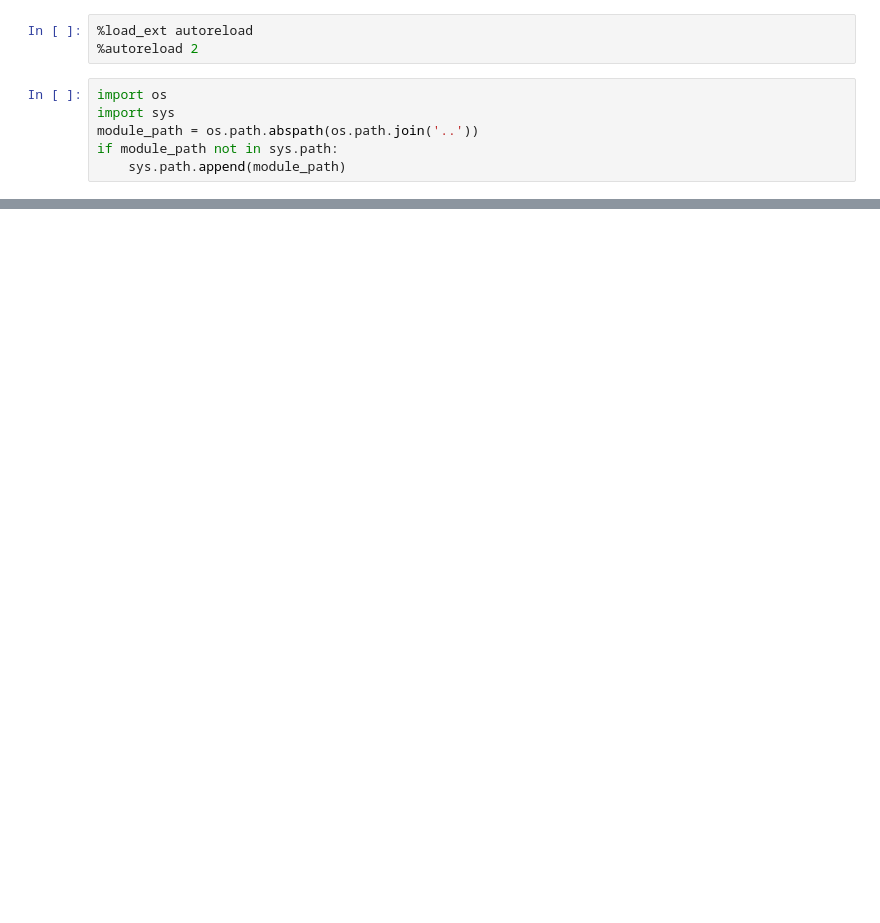
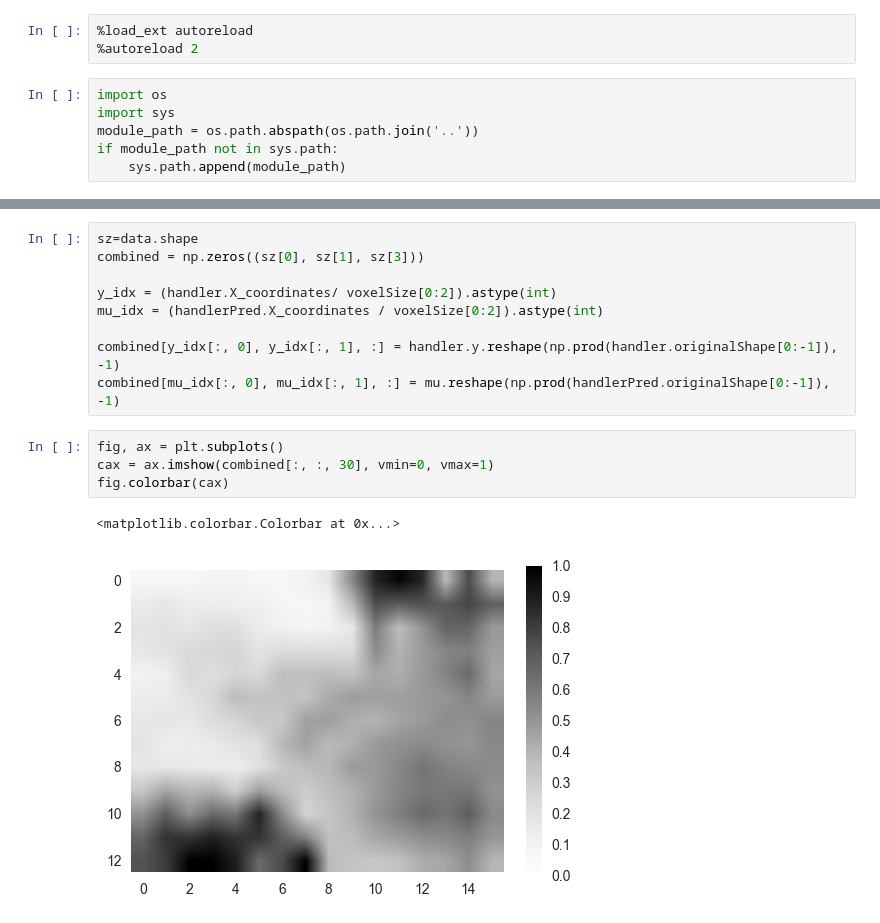
Before and after one commit to jsjol/diGP, a Jupyter notebook: notebooks/basic_use_case.ipynb, the cells around one changed output, grey strips where cells are left out. Cells and saved outputs as stored; diff of their text form; blank space fills up the shorter version.

Commit message:
Updated notebook for SPARC data

```diff
--- a/notebooks/basic_use_case.ipynb
+++ b/notebooks/basic_use_case.ipynb
@@ -115,0 +143,16 @@ for i in range(5):
+# %%
+sz=data.shape
+combined = np.zeros((sz[0], sz[1], sz[3]))
+
+y_idx = (handler.X_coordinates/ voxelSize[0:2]).astype(int)
+mu_idx = (handlerPred.X_coordinates / voxelSize[0:2]).astype(int)
+
+combined[y_idx[:, 0], y_idx[:, 1], :] = handler.y.reshape(np.prod(handler.originalShape[0:-1]), -1)
+combined[mu_idx[:, 0], mu_idx[:, 1], :] = mu.reshape(np.prod(handlerPred.originalShape[0:-1]), -1)
+# %%
+fig, ax = plt.subplots()
+cax = ax.imshow(combined[:, :, 30], vmin=0, vmax=1)
+fig.colorbar(cax)
+# %% [output]
+<matplotlib.colorbar.Colorbar at 0x...>
+[figure, added]
```
Also changed, not shown: parts of 19 cells of this notebook, 1 other file.
